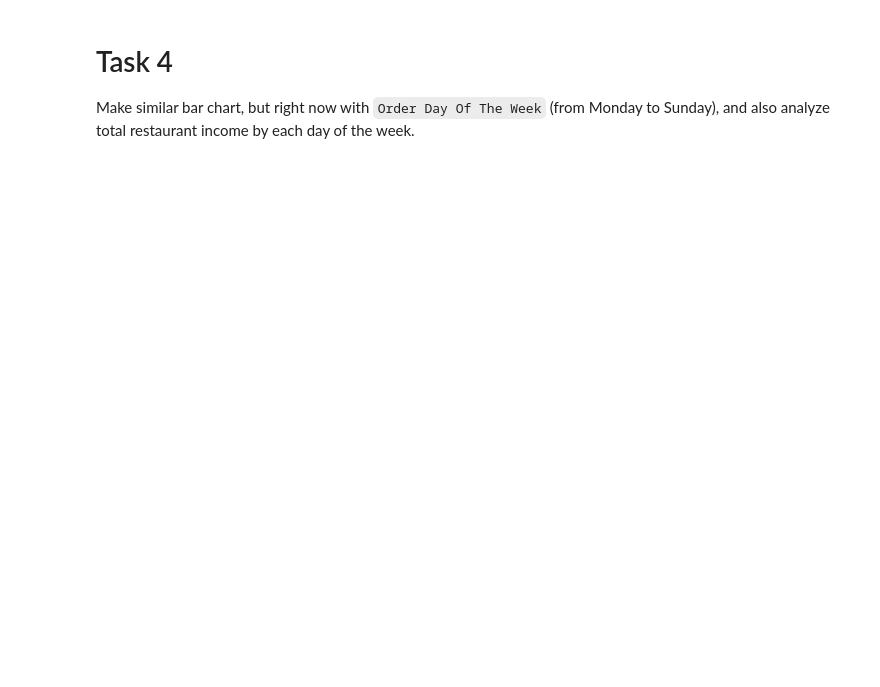
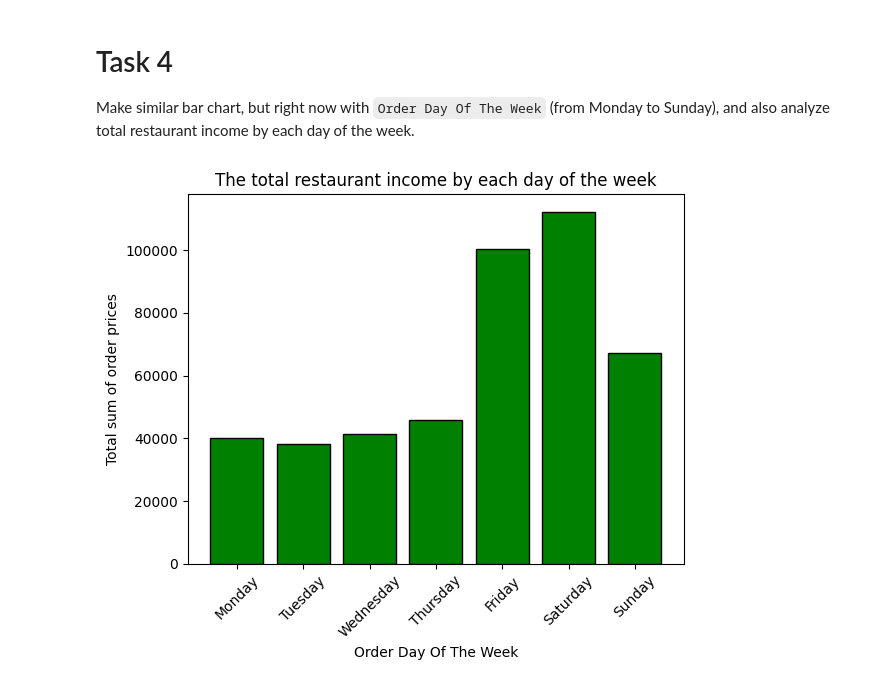
Before and after one commit to mate-academy/py-restaurant-data-analysis, a Jupyter notebook: app/main.ipynb, the cells around one changed output. Cells and saved outputs as stored; diff of their text form; code cells hidden in the pictures; blank space fills up the shorter version.

```diff
--- a/app/main.ipynb
+++ b/app/main.ipynb
@@ -98,0 +98,14 @@ Make similar bar chart, but right now with `Order Day Of The Week` (from Monday
+# %%
+df["Order Day"] = df["datetime"].dt.strftime('%A')
+result_by_day = df.groupby("Order Day")["Item Price"].sum()
+weekdays_order = ["Monday", "Tuesday", "Wednesday", "Thursday", "Friday", "Saturday", "Sunday"]
+result_by_day = result_by_day.reindex(weekdays_order)
+
+plt.bar(result_by_day.index, result_by_day.values, color="green", edgecolor="black")
+plt.title("The total restaurant income by each day of the week")
+plt.xlabel("Order Day Of The Week")
+plt.ylabel("Total sum of order prices")
+plt.xticks(rotation=45)
+plt.show()
+# %% [output]
+[figure, added]
```
Also changed, not shown: parts of 2 cells of this notebook.
